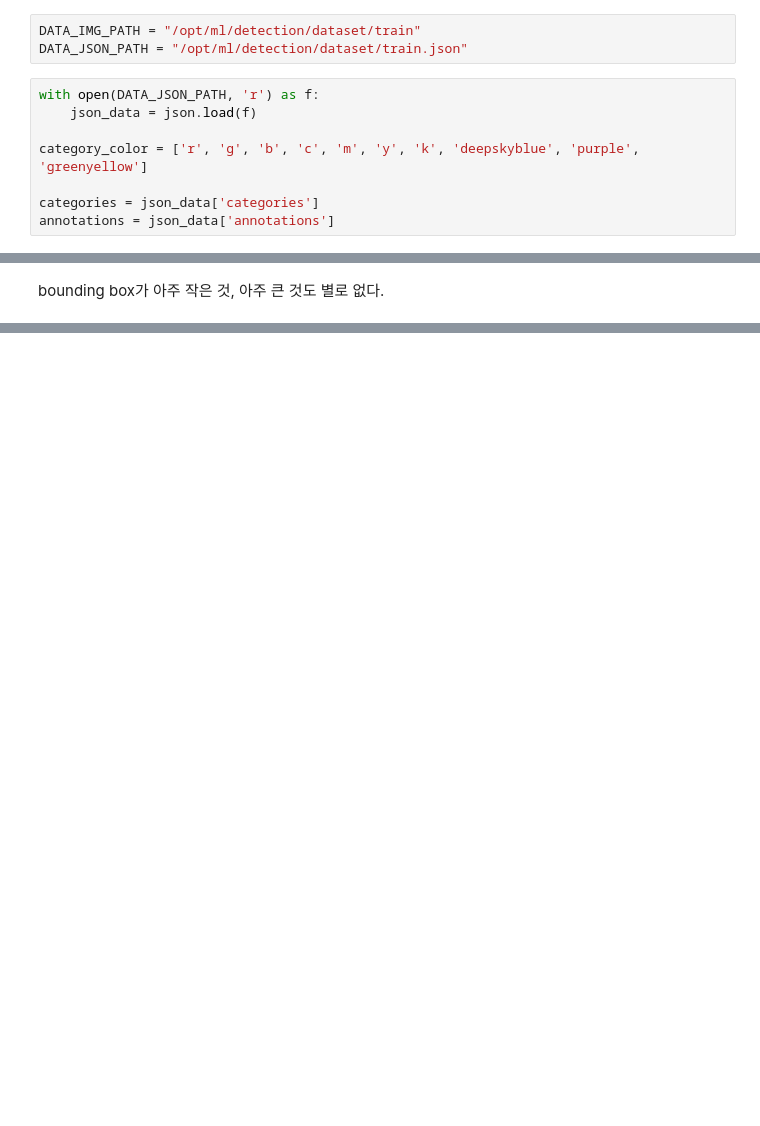
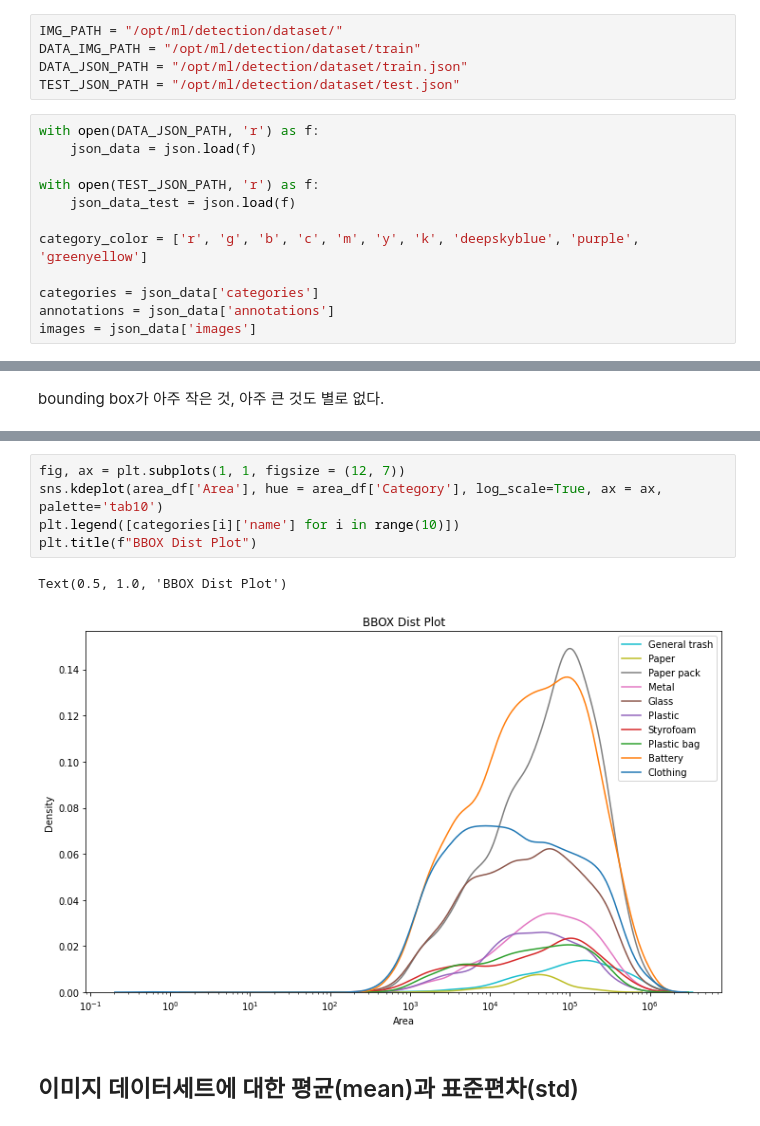
Before and after one commit to j8n17/Object-Detection-for-Separating-Waste-Collection, a Jupyter notebook: EDA.ipynb, the cells around one changed output, grey strips where cells are left out. Drawn from its saved outputs; the diff is of its cells as text; blank space fills up the shorter version.

```diff
--- a/EDA.ipynb
+++ b/EDA.ipynb
@@ -22,14 +21,20 @@ from tqdm import tqdm
 # %%
+IMG_PATH = "/opt/ml/detection/dataset/"
 DATA_IMG_PATH = "/opt/ml/detection/dataset/train"
 DATA_JSON_PATH = "/opt/ml/detection/dataset/train.json"
+TEST_JSON_PATH = "/opt/ml/detection/dataset/test.json"
 # %%
 with open(DATA_JSON_PATH, 'r') as f:
     json_data = json.load(f)
+
+with open(TEST_JSON_PATH, 'r') as f:
+    json_data_test = json.load(f)
 
 category_color = ['r', 'g', 'b', 'c', 'm', 'y', 'k', 'deepskyblue', 'purple', 'greenyellow']
 
 categories = json_data['categories']
 annotations = json_data['annotations']
+images = json_data['images']
 # %% [markdown]
 ## train.json 구조
 # %%
@@ -220,0 +247,10 @@ bounding box가 아주 작은 것, 아주 큰 것도 별로 없다.
+# %%
+fig, ax = plt.subplots(1, 1, figsize = (12, 7))
+sns.kdeplot(area_df['Area'], hue = area_df['Category'], log_scale=True, ax = ax, palette='tab10')
+plt.legend([categories[i]['name'] for i in range(10)])
+plt.title(f"BBOX Dist Plot")
+# %% [output]
+Text(0.5, 1.0, 'BBOX Dist Plot')
+[figure, added]
+# %% [markdown]
+## 이미지 데이터세트에 대한 평균(mean)과 표준편차(std)
```
Also changed, not shown: parts of 17 cells of this notebook.
